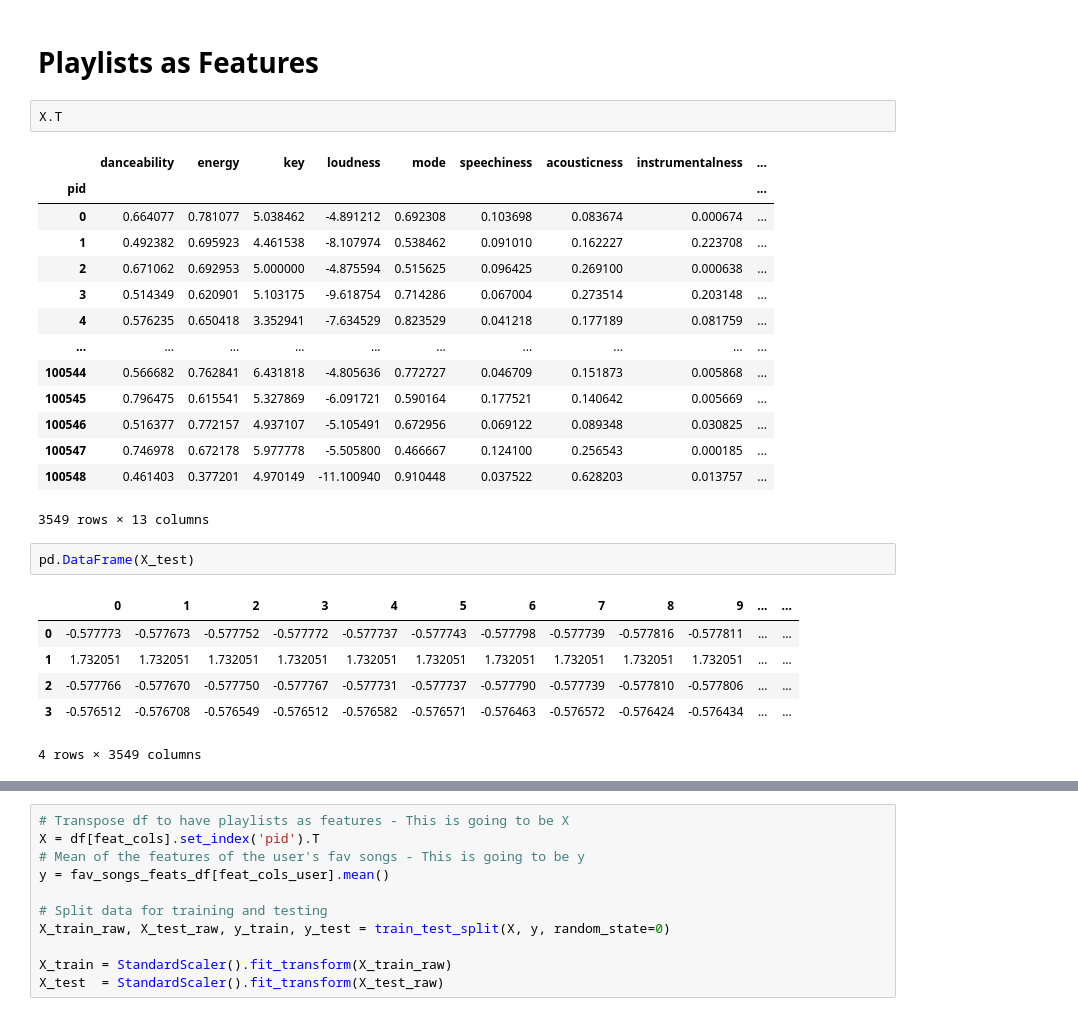
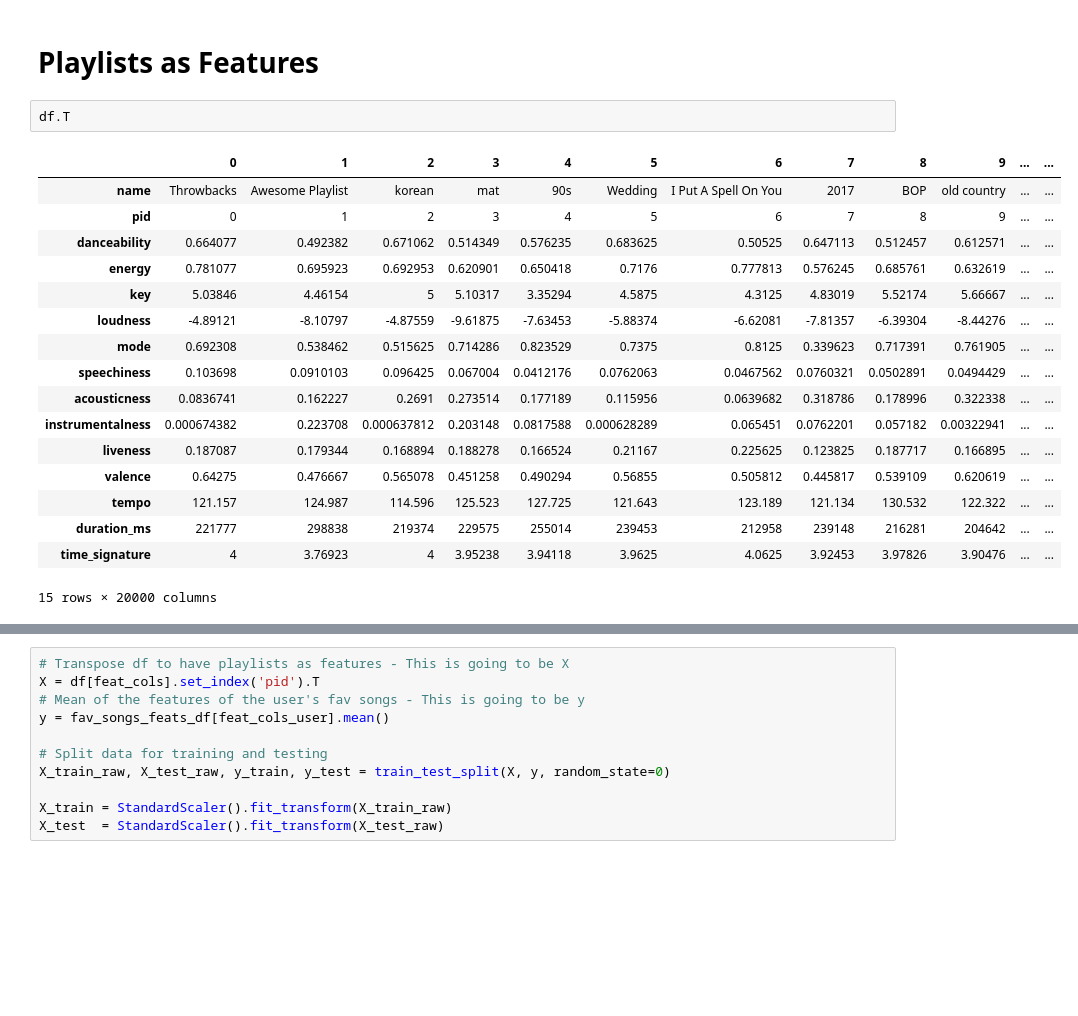
Before and after one commit to Dave-Hdz/MADS_Capstone, a Jupyter notebook: Playlist_Recommendation.ipynb, the cells around one changed output, grey strips where cells are left out. Drawn from its saved outputs; the diff is of its cells as text; blank space fills up the shorter version.

Commit message:
Playlist_Recommendation notebook cleaned and ready to continue unsupervised analysis

```diff
--- a/Playlist_Recommendation.ipynb
+++ b/Playlist_Recommendation.ipynb
@@ -91,28 +110,22 @@ feat_cols_user = ['danceability', 'energy', 'key', 'loudness', 'mode', 'speechin
 # %% [markdown]
 # Playlists as Features
 # %%
-X.T
+df.T
 # %% [output]
-|  | danceability | energy | key | loudness | mode | speechiness | acousticness | instrumentalness | ... |
-| pid |  |  |  |  |  |  |  |  | ... |
-| 0 | 0.664077 | 0.781077 | 5.038462 | -4.891212 | 0.692308 | 0.103698 | 0.083674 | 0.000674 | ... |
-| 1 | 0.492382 | 0.695923 | 4.461538 | -8.107974 | 0.538462 | 0.091010 | 0.162227 | 0.223708 | ... |
-| 2 | 0.671062 | 0.692953 | 5.000000 | -4.875594 | 0.515625 | 0.096425 | 0.269100 | 0.000638 | ... |
-| 3 | 0.514349 | 0.620901 | 5.103175 | -9.618754 | 0.714286 | 0.067004 | 0.273514 | 0.203148 | ... |
-| 4 | 0.576235 | 0.650418 | 3.352941 | -7.634529 | 0.823529 | 0.041218 | 0.177189 | 0.081759 | ... |
-| ... | ... | ... | ... | ... | ... | ... | ... | ... | ... |
-| 100544 | 0.566682 | 0.762841 | 6.431818 | -4.805636 | 0.772727 | 0.046709 | 0.151873 | 0.005868 | ... |
-| 100545 | 0.796475 | 0.615541 | 5.327869 | -6.091721 | 0.590164 | 0.177521 | 0.140642 | 0.005669 | ... |
-| 100546 | 0.516377 | 0.772157 | 4.937107 | -5.105491 | 0.672956 | 0.069122 | 0.089348 | 0.030825 | ... |
-| 100547 | 0.746978 | 0.672178 | 5.977778 | -5.505800 | 0.466667 | 0.124100 | 0.256543 | 0.000185 | ... |
-| 100548 | 0.461403 | 0.377201 | 4.970149 | -11.100940 | 0.910448 | 0.037522 | 0.628203 | 0.013757 | ... |
+|  | 0 | 1 | 2 | 3 | 4 | 5 | 6 | 7 | 8 | 9 | ... | ... |
+| name | Throwbacks | Awesome Playlist | korean | mat | 90s | Wedding | I Put A Spell On You | 2017 | BOP | old country | ... | ... |
+| pid | 0 | 1 | 2 | 3 | 4 | 5 | 6 | 7 | 8 | 9 | ... | ... |
+| danceability | 0.664077 | 0.492382 | 0.671062 | 0.514349 | 0.576235 | 0.683625 | 0.50525 | 0.647113 | 0.512457 | 0.612571 | ... | ... |
+| energy | 0.781077 | 0.695923 | 0.692953 | 0.620901 | 0.650418 | 0.7176 | 0.777813 | 0.576245 | 0.685761 | 0.632619 | ... | ... |
+| key | 5.03846 | 4.46154 | 5 | 5.10317 | 3.35294 | 4.5875 | 4.3125 | 4.83019 | 5.52174 | 5.66667 | ... | ... |
+| loudness | -4.89121 | -8.10797 | -4.87559 | -9.61875 | -7.63453 | -5.88374 | -6.62081 | -7.81357 | -6.39304 | -8.44276 | ... | ... |
+| mode | 0.692308 | 0.538462 | 0.515625 | 0.714286 | 0.823529 | 0.7375 | 0.8125 | 0.339623 | 0.717391 | 0.761905 | ... | ... |
+| speechiness | 0.103698 | 0.0910103 | 0.096425 | 0.067004 | 0.0412176 | 0.0762063 | 0.0467562 | 0.0760321 | 0.0502891 | 0.0494429 | ... | ... |
+| acousticness | 0.0836741 | 0.162227 | 0.2691 | 0.273514 | 0.177189 | 0.115956 | 0.0639682 | 0.318786 | 0.178996 | 0.322338 | ... | ... |
+| instrumentalness | 0.000674382 | 0.223708 | 0.000637812 | 0.203148 | 0.0817588 | 0.000628289 | 0.065451 | 0.0762201 | 0.057182 | 0.00322941 | ... | ... |
+| liveness | 0.187087 | 0.179344 | 0.168894 | 0.188278 | 0.166524 | 0.21167 | 0.225625 | 0.123825 | 0.187717 | 0.166895 | ... | ... |
+| valence | 0.64275 | 0.476667 | 0.565078 | 0.451258 | 0.490294 | 0.56855 | 0.505812 | 0.445817 | 0.539109 | 0.620619 | ... | ... |
+| tempo | 121.157 | 124.987 | 114.596 | 125.523 | 127.725 | 121.643 | 123.189 | 121.134 | 130.532 | 122.322 | ... | ... |
+| duration_ms | 221777 | 298838 | 219374 | 229575 | 255014 | 239453 | 212958 | 239148 | 216281 | 204642 | ... | ... |
+| time_signature | 4 | 3.76923 | 4 | 3.95238 | 3.94118 | 3.9625 | 4.0625 | 3.92453 | 3.97826 | 3.90476 | ... | ... |
-3549 rows × 13 columns
+15 rows × 20000 columns
-# %%
-pd.DataFrame(X_test)
-# %% [output]
-|  | 0 | 1 | 2 | 3 | 4 | 5 | 6 | 7 | 8 | 9 | ... | ... |
-| 0 | -0.577773 | -0.577673 | -0.577752 | -0.577772 | -0.577737 | -0.577743 | -0.577798 | -0.577739 | -0.577816 | -0.577811 | ... | ... |
-| 1 | 1.732051 | 1.732051 | 1.732051 | 1.732051 | 1.732051 | 1.732051 | 1.732051 | 1.732051 | 1.732051 | 1.732051 | ... | ... |
-| 2 | -0.577766 | -0.577670 | -0.577750 | -0.577767 | -0.577731 | -0.577737 | -0.577790 | -0.577739 | -0.577810 | -0.577806 | ... | ... |
-| 3 | -0.576512 | -0.576708 | -0.576549 | -0.576512 | -0.576582 | -0.576571 | -0.576463 | -0.576572 | -0.576424 | -0.576434 | ... | ... |
-4 rows × 3549 columns
```
Also changed, not shown: parts of 35 cells of this notebook.
